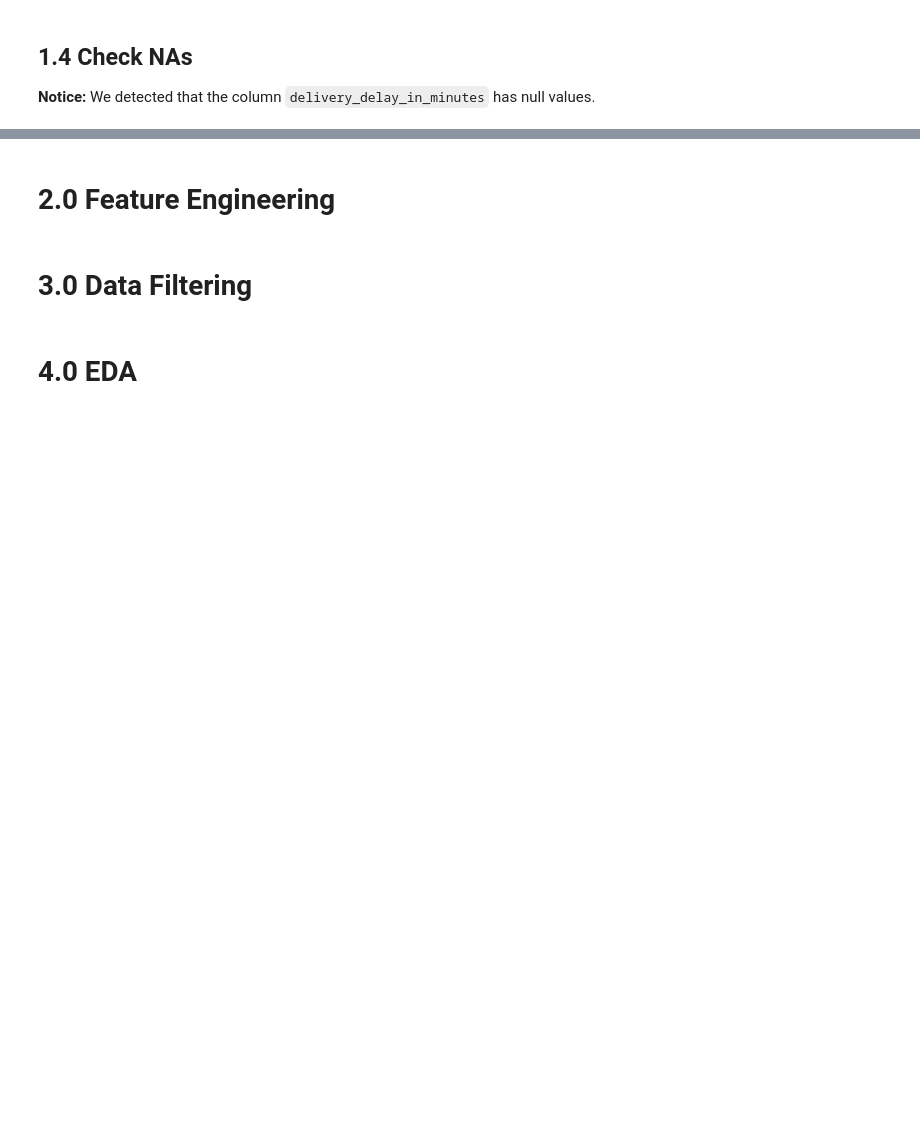
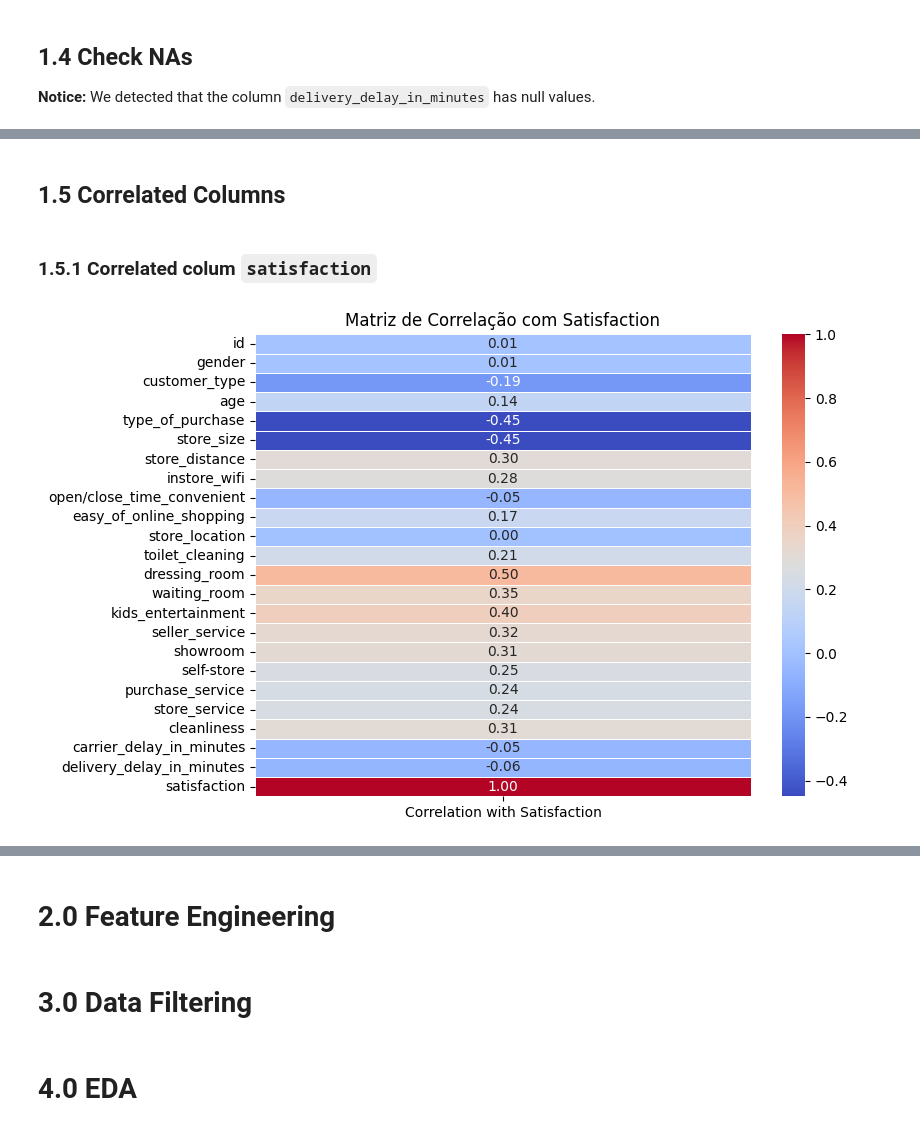
Before and after one commit to FernandoBatistaDS/InStyle_competition_kaggle, a Jupyter notebook: main.ipynb, the cells around one changed output, grey strips where cells are left out. Cells and saved outputs as stored; diff of their text form; code cells hidden in the pictures; blank space fills up the shorter version.

Commit message:
feat: completed the most relevant correlations

```diff
--- a/main.ipynb
+++ b/main.ipynb
@@ -6,4 +8,4 @@ import numpy    as np
 # %%
-df_train    =   pd.read_csv('./datasets/train.csv')
+df_train_all    =   pd.read_csv('./datasets/train.csv')
 df_test     =   pd.read_csv('./datasets/test.csv')
 # %%
@@ -12,7 +14,7 @@ df_train = df_train.drop(columns=['Satisfaction'])
 # %% [markdown]
 # 1.0 Data Description
 # %%
-df1 = df_train.copy()
+df1 = df_train_all.copy()
 # %% [markdown]
 ## 1.1 Data Dimension
 # %%
@@ -63,3 +71,23 @@ dtype: object
+# %%
+# # change colum gender to integer value
+# df1['gender'].value_counts()
+df1['gender'] = df1['gender'].apply(lambda x: 0 if x == 'Female' else 1)
+
+# # change colum "customer_type" to integer value
+# df1['customer_type'].value_counts()
+df1['customer_type'] = df1['customer_type'].apply(lambda x: 0 if x == 'Loyal Customer' else 1)
+
+# # change colum "type_of_purchase" to integer value
+# df1['type_of_purchase'].value_counts()
+df1['type_of_purchase'] = df1['type_of_purchase'].apply(lambda x: 0 if x == 'Gift' else 1)
+
+# # change colum "store_size" to integer value
+# df1['store_size'].value_counts()
+df1['store_size'] = df1['store_size'].apply(lambda x: 0 if x == 'Large' else ( 1 if x == 'Medium' else 2 ))
+
+# # change colum "satisfaction" to integer value
+# df1['satisfaction'].value_counts()
+df1['satisfaction'] = df1['satisfaction'].apply(lambda x: 0 if x == 'Neutral or Dissatisfaction' else 1)
 # %% [markdown]
 ## 1.3 Check NAs
 # %%
@@ -89,0 +134,16 @@ df_delivery_delay_in_minutes = df1[df1['delivery_delay_in_minutes'].isnull()]
+# %% [markdown]
+## 1.5 Correlated Columns
+# %% [markdown]
+### 1.5.1 Correlated colum ``satisfaction``
+# %%
+# Assuming that 'satisfaction' is the column of interest in your DataFrame df1.
+correlation_matrix = df1.corrwith(df1['satisfaction'])
+
+# Create a heatmap using Seaborn.
+plt.figure(figsize=(8, 6))
+sns.heatmap(pd.DataFrame(correlation_matrix, columns=['Correlation with Satisfaction']),
+            annot=True, cmap='coolwarm', fmt=".2f", linewidths=.5)
+plt.title('Matriz de Correlação com Satisfaction')
+plt.show()
+# %% [output]
+[figure, added]
```
Also changed, not shown: parts of 23 cells of this notebook, 1 other file.
